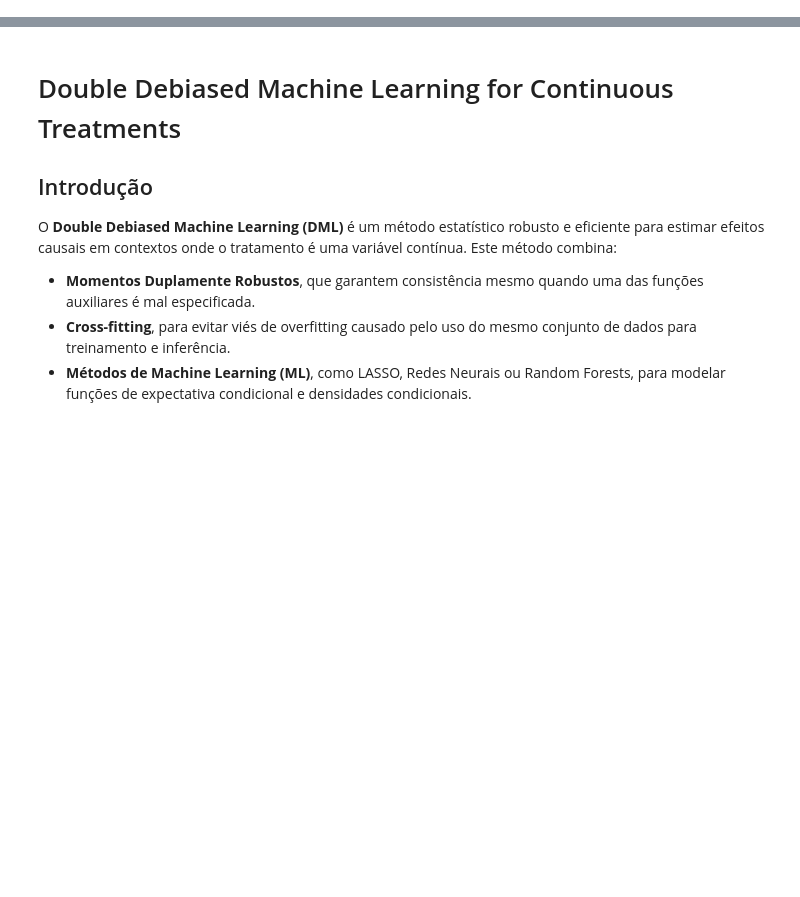
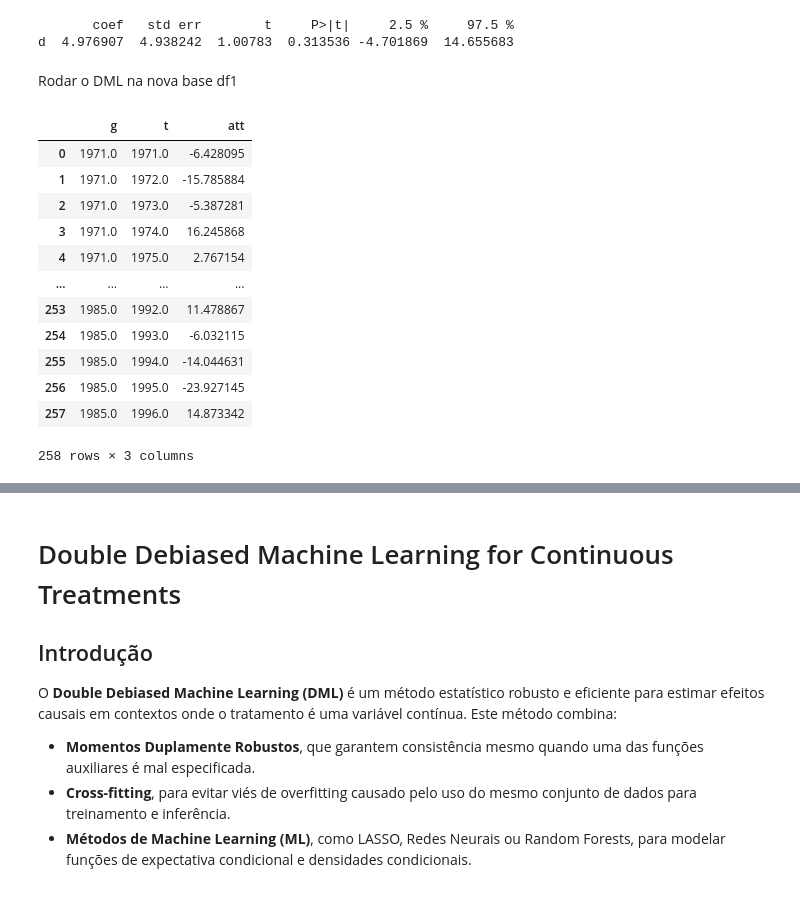
Before and after one commit to Daniel-Uhr/Microeconometrics_Notes, a Jupyter notebook: 15-DDML_Continuous_Treatment.ipynb, the cells around one changed output, grey strips where cells are left out. Drawn from its saved outputs; the diff is of its cells as text; code cells hidden in the pictures; blank space fills up the shorter version.

```diff
--- a/15-DDML_Continuous_Treatment.ipynb
+++ b/15-DDML_Continuous_Treatment.ipynb
@@ -21,0 +30,2 @@ Prof. Daniel de Abreu Pereira Uhr
+# %%
+df = pd.read_stata("https://github.com/Daniel-Uhr/data/raw/main/bacon_example.dta")
@@ -21,0 +354,38 @@ Prof. Daniel de Abreu Pereira Uhr
+# %%
+from sklearn.linear_model import LinearRegression, LogisticRegression
+from doubleml import DoubleMLDID, DoubleMLData
+
+# Reformatar X, Y, D conforme o DoubleML espera
+X = df1[['pcinc', 'asmrh', 'cases']].values
+Y = df1['Y'].values
+D = df1['D'].values
+
+# Preparar o DoubleMLData
+dml_data = DoubleMLData.from_arrays(x=X, y=Y, d=D)
+
+# Configurar modelos de ML com RandomForest
+ml_g_linear = LinearRegression()
+ml_m_logit = LogisticRegression(max_iter=1000)
+
+# Instanciar e ajustar o DoubleMLDID
+dml_did = DoubleMLDID(dml_data,
+                      ml_g=ml_g,
+                      ml_m=ml_m,
+                      score='observational',
+                      in_sample_normalization=True,
+                      n_folds=7)
+
+# Rodar a estimação
+dml_did.fit()
+
+# Mostrar o resultado
+print(dml_did.summary)
+# %% [output]
+       coef   std err        t     P>|t|     2.5 %     97.5 %
+d  4.976907  4.938242  1.00783  0.313536 -4.701869  14.655683
+# %%
+from lightgbm import LGBMClassifier, LGBMRegressor
+
+n_estimators = 30
+ml_g = LGBMRegressor(n_estimators=n_estimators)
+ml_m = LGBMClassifier(n_estimators=n_estimators)
@@ -21,0 +403,2 @@ Prof. Daniel de Abreu Pereira Uhr
+# %% [markdown]
+Rodar o DML na nova base df1
@@ -21,0 +512,38 @@ Prof. Daniel de Abreu Pereira Uhr
+# %%
+from sklearn.ensemble import RandomForestRegressor, RandomForestClassifier
+
+# Configuração dos modelos de ML
+ml_g = RandomForestRegressor(n_estimators=100, random_state=123)
+ml_m = RandomForestClassifier(n_estimators=100, random_state=123)
+
+# Configuração do estimador com os dados carregados
+dml_did_staggered = DoubleMLDiDStaggered(
+    data=data,
+    yname="asmrs",
+    tname="year",
+    gname="_nfd",
+    idname="stfips",
+    xnames=["pcinc", "asmrh", "cases"],
+    ml_g=ml_g,
+    ml_m=ml_m
+)
+
+# Rodar o estimador completo
+dml_did_staggered.fit()
+
+# Exibir resultados
+dml_did_staggered.results
+# %% [output]
+|  | g | t | att |
+| 0 | 1971.0 | 1971.0 | -6.428095 |
+| 1 | 1971.0 | 1972.0 | -15.785884 |
+| 2 | 1971.0 | 1973.0 | -5.387281 |
+| 3 | 1971.0 | 1974.0 | 16.245868 |
+| 4 | 1971.0 | 1975.0 | 2.767154 |
+| ... | ... | ... | ... |
+| 253 | 1985.0 | 1992.0 | 11.478867 |
+| 254 | 1985.0 | 1993.0 | -6.032115 |
+| 255 | 1985.0 | 1994.0 | -14.044631 |
+| 256 | 1985.0 | 1995.0 | -23.927145 |
+| 257 | 1985.0 | 1996.0 | 14.873342 |
+258 rows × 3 columns
```
Also changed, not shown: parts of 34 cells of this notebook, 1 other file.
